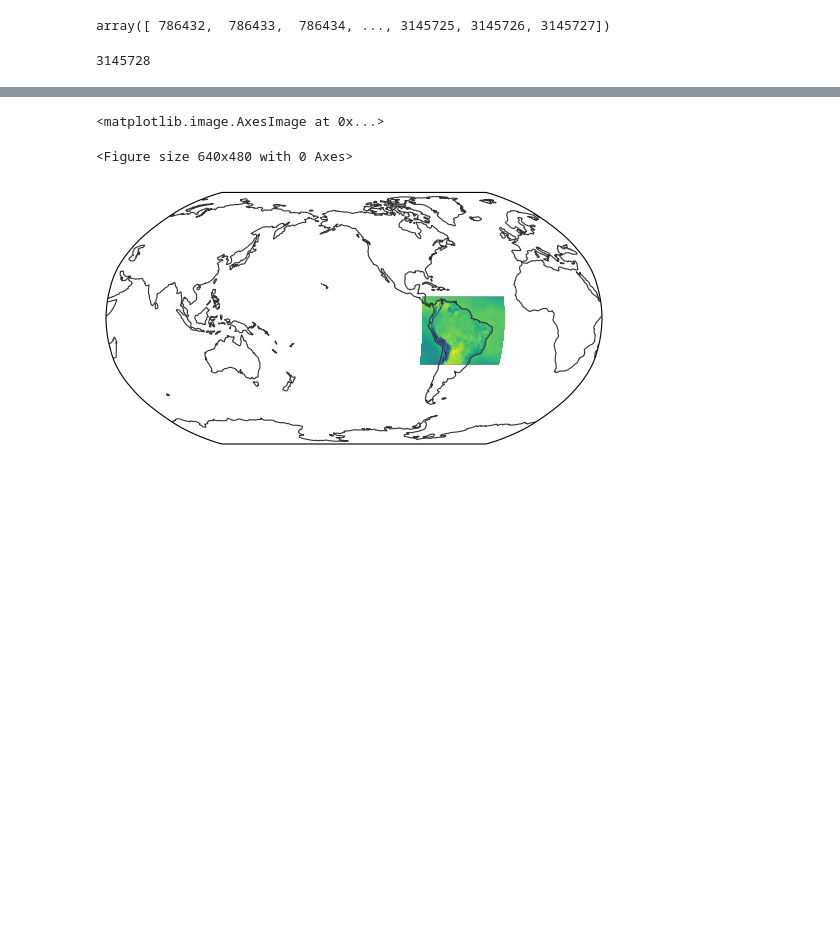
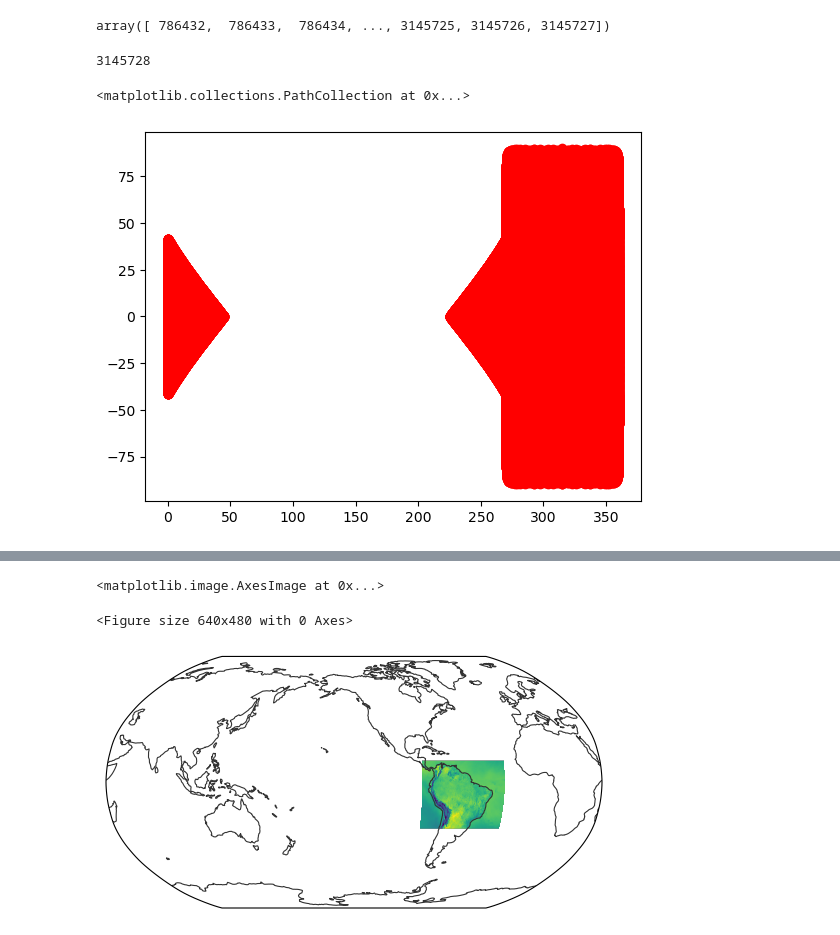
Before and after one commit to feng045/wcrp_hackathon, a Jupyter notebook: notebooks/local_dev/coarsen_regional.ipynb, the cells around one changed output, grey strips where cells are left out. Saved outputs shown, nothing was run; the diff lists cells and outputs as text; code cells hidden in the pictures; blank space fills up the shorter version.

```diff
--- a/notebooks/local_dev/coarsen_regional.ipynb
+++ b/notebooks/local_dev/coarsen_regional.ipynb
@@ -195,3 +293,11 @@ array([ 786432,  786433,  786434, ..., 3145725, 3145726, 3145727])
 12 * 4 **9
 # %% [output]
 3145728
+# %%
+lon, lat = hp.pix2ang(2**9, ds9.cell.values, nest=True, lonlat=True)
+lon = lon % 360
+# %%
+plt.scatter(lon, lat, c='r')
+# %% [output]
+<matplotlib.collections.PathCollection at 0x...>
+[figure, added]
```
Also changed, not shown: parts of 31 cells of this notebook.
